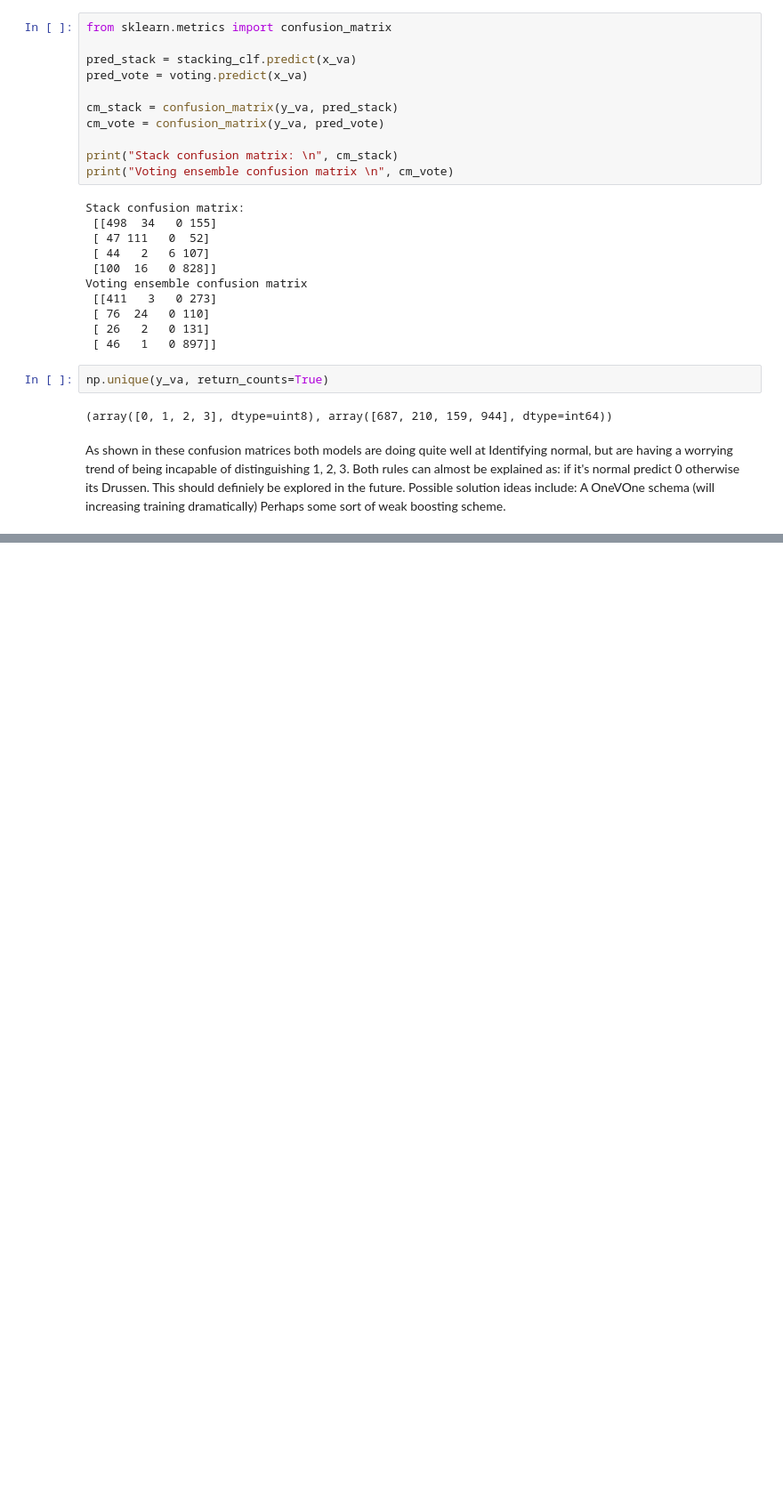
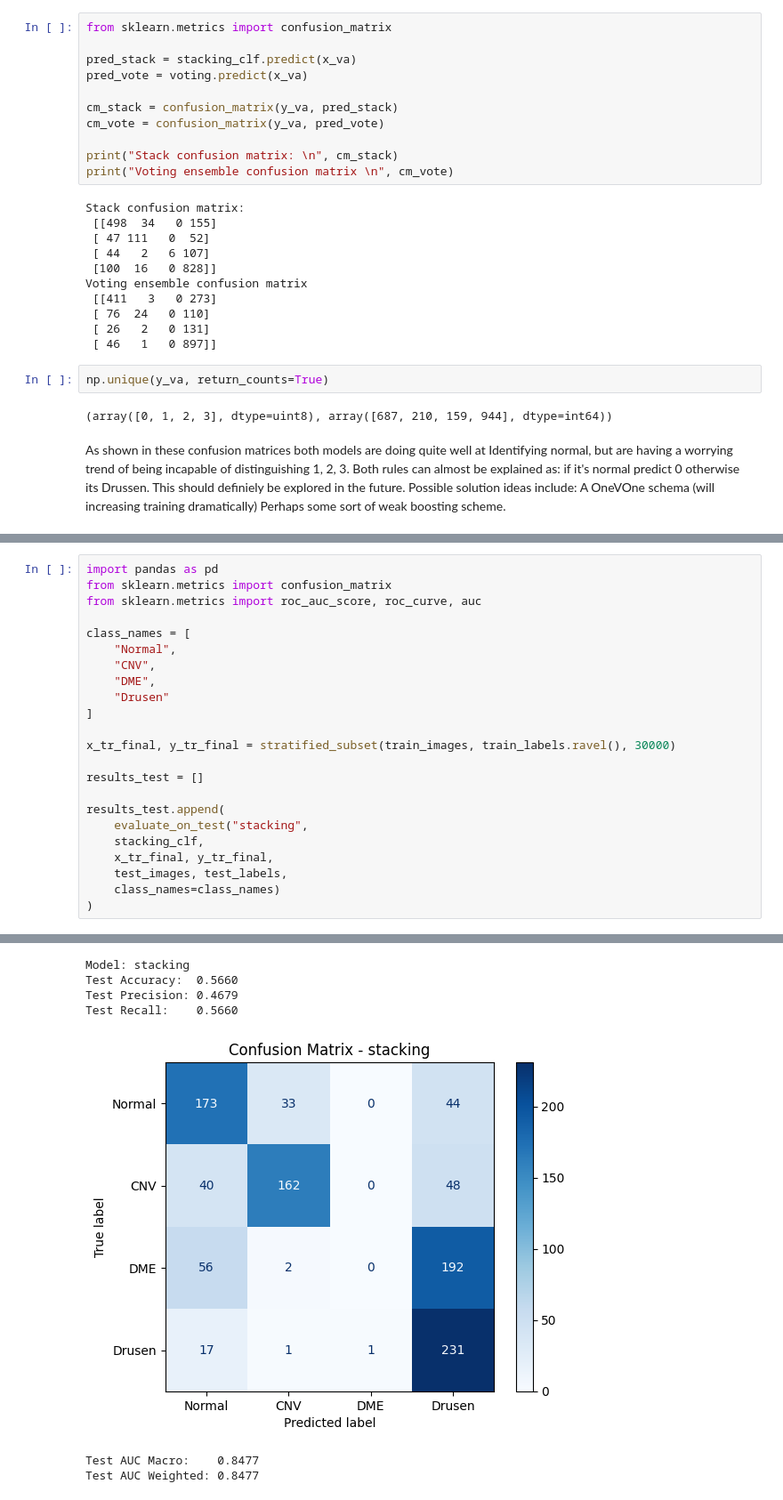
Before and after one commit to samuel5maine-maker/BME4801FinalProject, a Jupyter notebook: milestone_2.ipynb, the cells around one changed output, grey strips where cells are left out. Shown at 89% size. Drawn from its saved outputs; the diff is of its cells as text; blank space fills up the shorter version.

Commit message:
final presentation milestone 2 new model changes

```diff
--- a/milestone_2.ipynb
+++ b/milestone_2.ipynb
@@ -788,0 +881,24 @@ As shown in these confusion matrices both models are doing quite well at Identif
+# %%
+import pandas as pd
+from sklearn.metrics import confusion_matrix
+from sklearn.metrics import roc_auc_score, roc_curve, auc
+
+class_names = [
+    "Normal",
+    "CNV",
+    "DME",
+    "Drusen"
+]
+
+x_tr_final, y_tr_final = stratified_subset(train_images, train_labels.ravel(), 30000)
+
+results_test = []
+
+results_test.append(
+    evaluate_on_test("stacking",
+    stacking_clf,
+    x_tr_final, y_tr_final,
+    test_images, test_labels,
+    class_names=class_names)
+)
+# %% [output]
@@ -788,0 +907,7 @@ As shown in these confusion matrices both models are doing quite well at Identif
+Model: stacking
+Test Accuracy:  0.5660
+Test Precision: 0.4679
+Test Recall:    0.5660
+[figure, added]
+Test AUC Macro:    0.8477
+Test AUC Weighted: 0.8477
```
Also changed, not shown: parts of 13 cells of this notebook.
